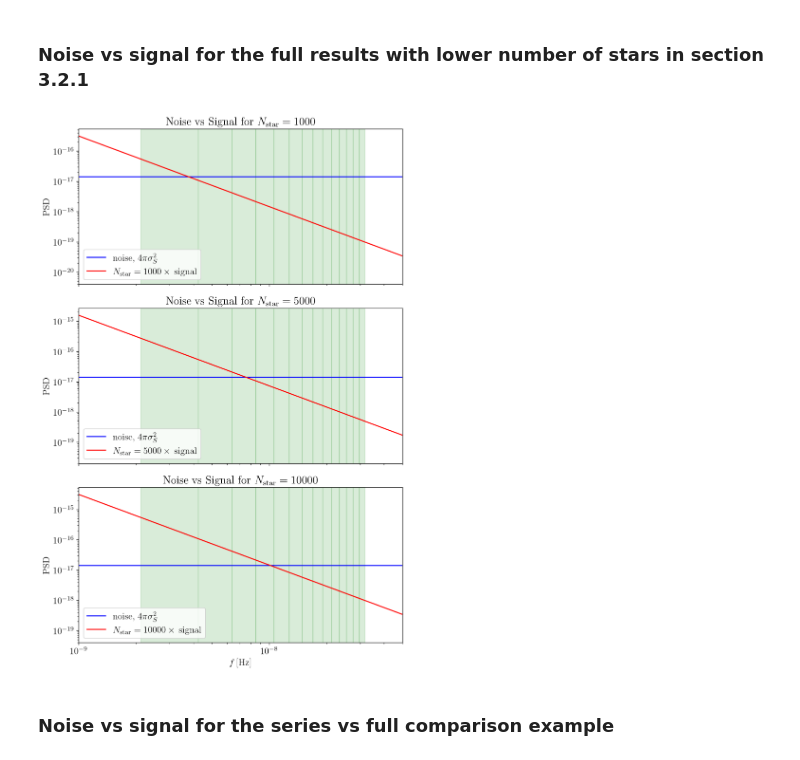
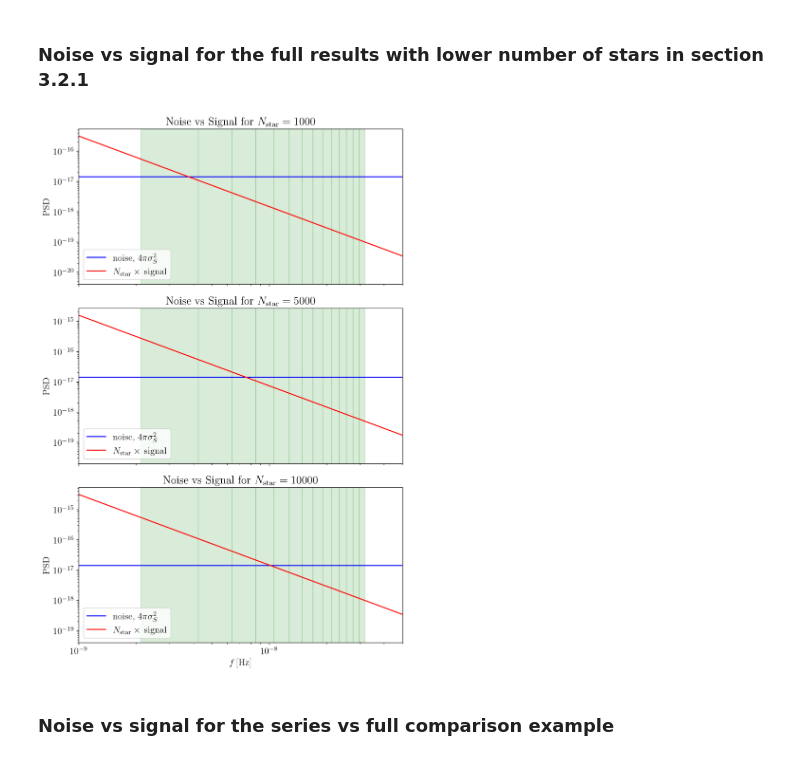
Before and after one commit to MarisolJC/Astrometry_meets_PTAs, a Jupyter notebook: Fisher_Forecast_Synergy/noise_vs_signal.ipynb, the cells around one changed output. Saved outputs shown, nothing was run; the diff lists cells and outputs as text; code cells hidden in the pictures.

Commit message:
corrected plot labels

```diff
--- a/Fisher_Forecast_Synergy/noise_vs_signal.ipynb
+++ b/Fisher_Forecast_Synergy/noise_vs_signal.ipynb
@@ -81,35 +81,35 @@ nstar_values = [1000, 5000, 10000]  # Different nstar values to plot
 sigma_mas = 0.0002 # Original sigma_mas
 conv_fac = 4.84814e-6  # as to radians
 
 def noise_astro(f, sigma=sigma_mas, dT=year / 52.):  # every week 52, every 2 weeks 26,...
     sigma = sigma * 1e-3 * conv_fac
     noise = 2 * sigma**2 * dT
     return noise
 
 hfreqs = np.geomspace(1e-9, 1e-7, 100)
 fbin_edges = df * np.arange(1, 16)
 
 # Create subplots with shared x-axis
 fig, axes = plt.subplots(len(nstar_values), 1, figsize=(8, 12), sharex=True)
 
 # Loop through nstar values and create subplots
 for i, (nstar, ax) in enumerate(zip(nstar_values, axes)):
     ax.loglog(hfreqs, 4 * np.pi * noise_astro(1) * np.ones_like(hfreqs), label=r'noise, $4\pi \sigma_S^2$', color='b')
-    ax.loglog(hfreqs, nstar * gwb_model(*gwb_args, f=hfreqs), label=fr'$N_{{\rm star}} = {nstar} \times\, \rm signal$', color='r')
+    ax.loglog(hfreqs, nstar * gwb_model(*gwb_args, f=hfreqs), label=fr'$N_{{\rm star}} \times\, \rm signal$', color='r')
     for j in range(len(fbin_edges) - 1):
         ax.axvspan(fbin_edges[j], fbin_edges[j + 1], alpha=0.15, color=f'g')
     ax.legend()
     ax.set_xlim(1e-9, 5e-8)
     ax.set_ylabel(r'PSD')
     ax.set_title(fr'Noise vs Signal for $N_{{\rm star}} = {nstar}$')
 
 # Set shared x-axis label
 axes[-1].set_xlabel(r'$f\,\mathrm{[Hz]}$')
 
 plt.tight_layout()
 plt.show()
 # %% [output]
-[figure, old version]
+[figure, new version]
 # %% [markdown]
 ### Noise vs signal for the series vs full comparison example
 # %%
```
Also changed, not shown: parts of 2 cells of this notebook.
